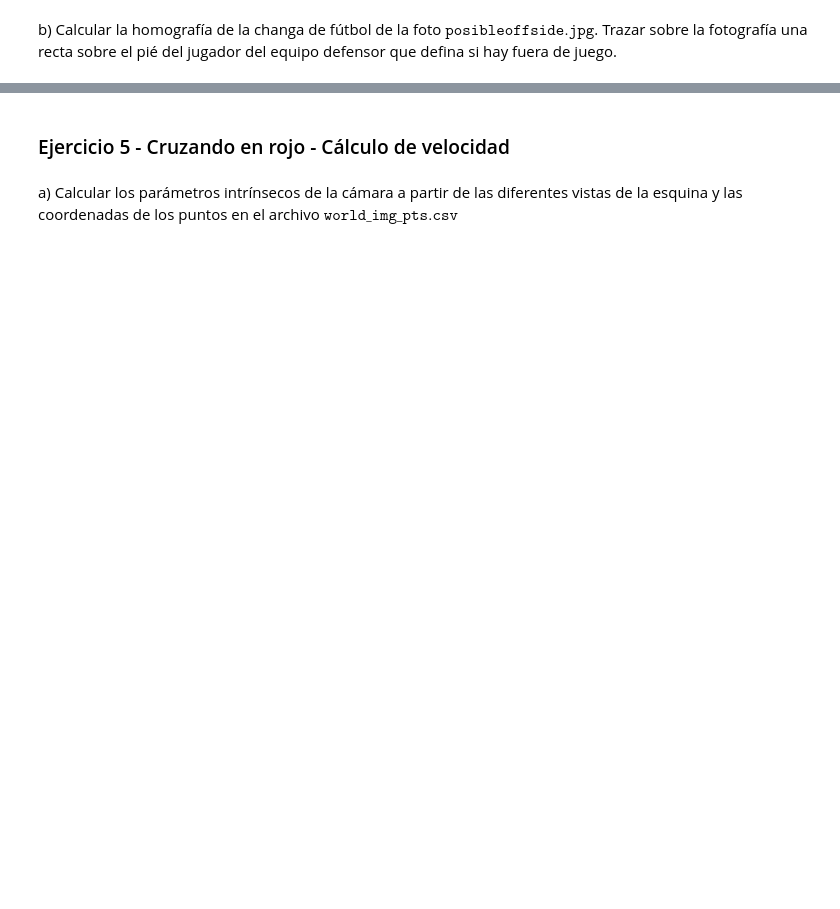
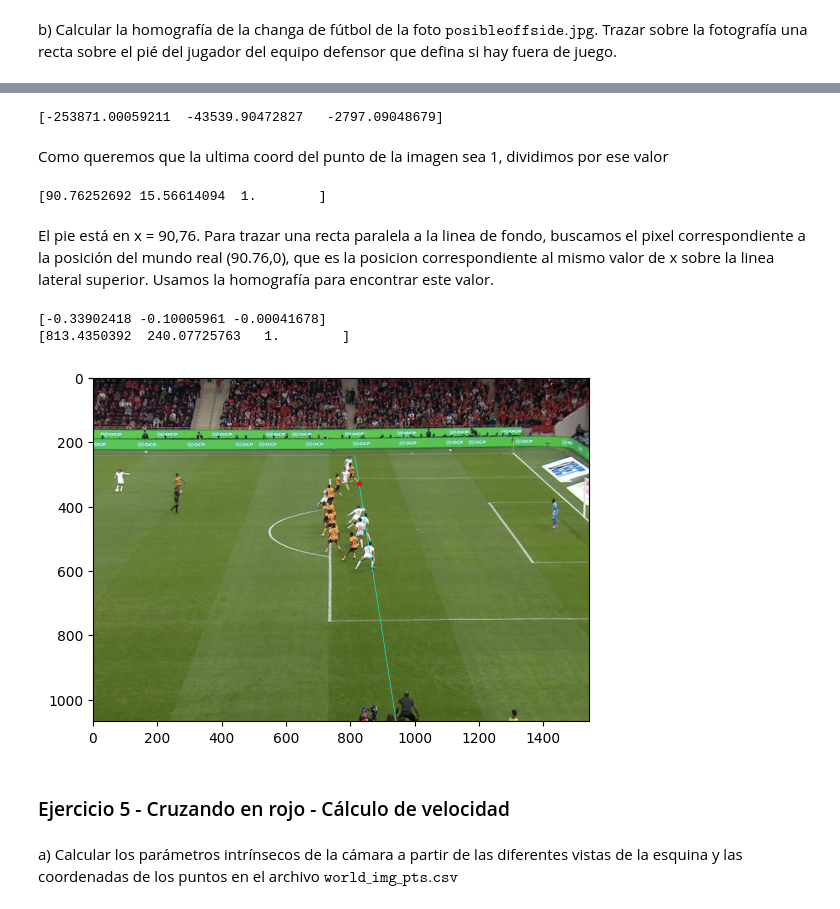
Before and after one commit to janobayarsky/Reentrega_TP_ALC, a Jupyter notebook: grupo_Ax=b_TP.ipynb, the cells around one changed output, grey strips where cells are left out. Drawn from its saved outputs; the diff is of its cells as text; code cells hidden in the pictures; blank space fills up the shorter version.

```diff
--- a/grupo_Ax=b_TP.ipynb
+++ b/grupo_Ax=b_TP.ipynb
@@ -42,0 +351,3 @@ b) Calcular la homografía de la changa de fútbol de la foto $\texttt{posibleof
+# %%
+Q = obtenerQ2d(puntos_imagen,puntos_cancha)
+H = resolver2D(Q)
@@ -43,3 +395,53 @@ b) Calcular la homografía de la changa de fútbol de la foto $\texttt{posibleof
+# %%
+inv_H = inversa(H)
+pixel_pie = [827,327,1]
+posicion_pie = calcularAx(inv_H,pixel_pie)
+print(posicion_pie)
+# %% [output]
+[-253871.00059211  -43539.90472827   -2797.09048679]
+# %% [markdown]
+Como queremos que la ultima coord del punto de la imagen sea 1, dividimos por ese valor
+# %%
+posicion_pie = posicion_pie / posicion_pie[-1]
+print(posicion_pie)
+# %% [output]
+[90.76252692 15.56614094  1.        ]
+# %% [markdown]
+El pie está en x = 90,76.
+Para trazar una recta paralela a la linea de fondo, buscamos el pixel correspondiente a la posición del mundo real (90.76,0), que es la posicion correspondiente al mismo valor de x sobre la linea lateral superior. Usamos la homografía para encontrar este valor.
+# %%
+segundo_punto = calcularAx(H,[90.76,0,1])
+print(segundo_punto)
+segundo_punto = segundo_punto / segundo_punto[-1]
+print(segundo_punto)
+# %% [output]
+[-0.33902418 -0.10005961 -0.00041678]
+[813.4350392  240.07725763   1.        ]
+# %%
+u1, v1, _ = pixel_pie
+u2, v2, _ = segundo_punto
+
+fuera_de_juego = cv2.imread('futbol/test-fuera-de-juego.png')
+fuera_de_juego = cv2.cvtColor(fuera_de_juego, cv2.COLOR_BGR2RGB)
+plt.imshow(fuera_de_juego)
+
+m = (v2 - v1) / (u2 - u1)
+b = v1 - m * u1
+alto_img, ancho_img = fuera_de_juego.shape[0], fuera_de_juego.shape[1]
+
+v_fin = alto_img - 1
+u_fin = u2 + (v_fin - v2) / m
+
+plt.scatter(u1,v1, color="red", s=7, zorder=5)
+
+plt.plot([u2, u_fin], [v2, v_fin], color="cyan", linewidth=0.4)
+
+plt.xlim(0, ancho_img)
+plt.ylim(alto_img, 0)
+
+plt.show()
+# %% [output]
+[figure, added]
 # %% [markdown]
 ### Ejercicio 5 - Cruzando en rojo - Cálculo de velocidad
 # %% [markdown]
```
Also changed, not shown: parts of 75 cells of this notebook, 52 other files.
